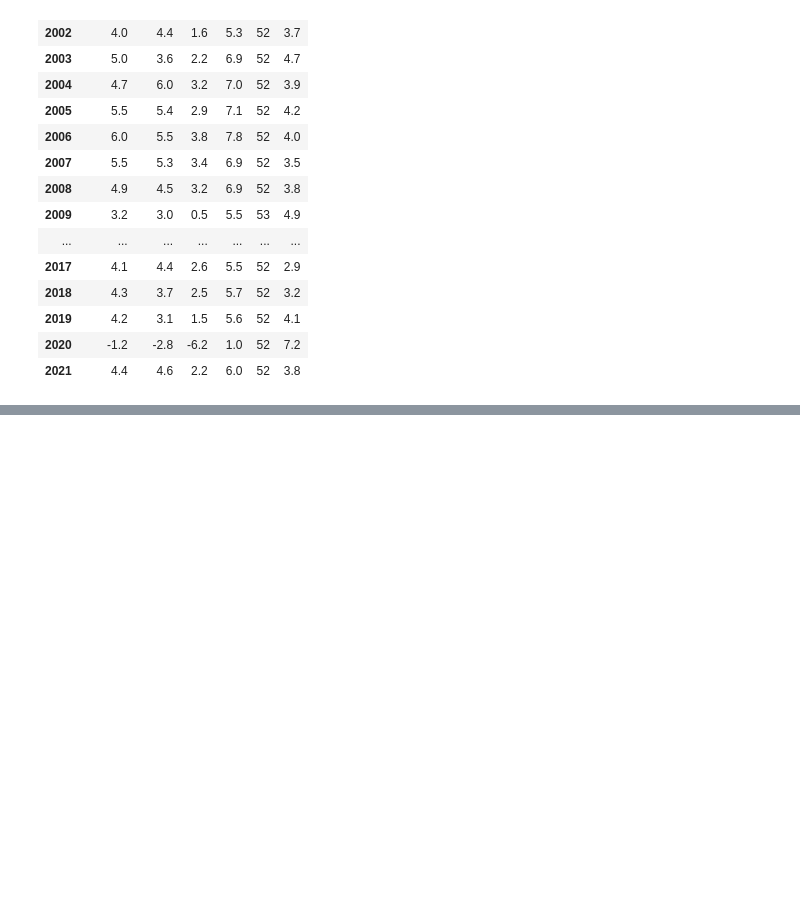
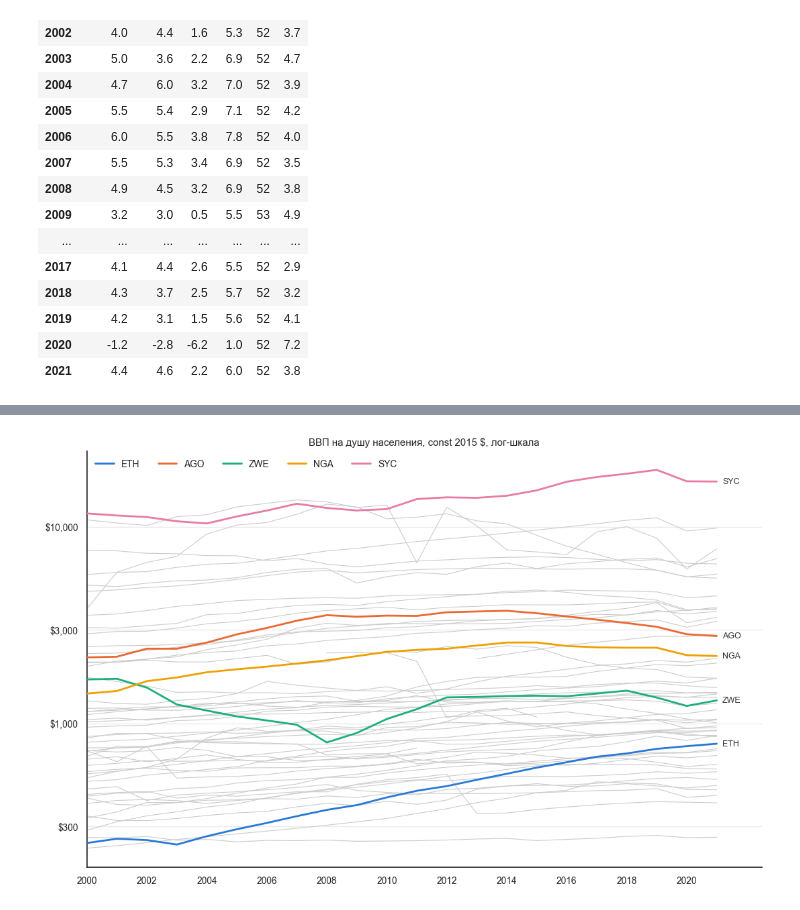
Before and after one commit to dI98Sk/africa-lab, a Jupyter notebook: notebooks/01_data_overview.ipynb, the cells around one changed output, grey strips where cells are left out. Drawn from its saved outputs; the diff is of its cells as text; code cells hidden in the pictures; blank space fills up the shorter version.

Commit message:
notebook 01: GDP per capita trajectories (chart 3) and conclusion
Co-Authored-By: Claude Opus 5.5 <noreply@anthropic.com>

```diff
--- a/notebooks/01_data_overview.ipynb
+++ b/notebooks/01_data_overview.ipynb
@@ -161,0 +171,28 @@ stats.round(1)
+# %%
+gdp_pc = wide.pivot(index="year", columns="iso3", values="gdp_pc")
+
+HIGHLIGHT = {  # фиксированный порядок цветов, не по рангу
+    "ETH": "#2a78d6", "AGO": "#eb6834", "ZWE": "#1baf7a", "NGA": "#eda100", "SYC": "#e87ba4",
+}
+
+fig, ax = plt.subplots(figsize=(11, 7))
+for iso in gdp_pc.columns.difference(list(HIGHLIGHT)):
+    ax.plot(gdp_pc.index, gdp_pc[iso], color="0.8", linewidth=0.8, zorder=1)
+for iso, color in HIGHLIGHT.items():
+    s = gdp_pc[iso].dropna()
+    ax.plot(s.index, s, color=color, linewidth=2, zorder=3, label=iso)
+    ax.annotate(iso, (s.index[-1], s.iloc[-1]), xytext=(6, 0), textcoords="offset points",
+                va="center", fontsize=9, color="0.2")
+
+ax.set_yscale("log")
+ax.set_yticks([300, 1000, 3000, 10000])
+ax.minorticks_off()
+ax.yaxis.set_major_formatter(plt.FuncFormatter(lambda v, _: f"${v:,.0f}"))
+ax.set(title="ВВП на душу населения, const 2015 $, лог-шкала", xlabel="", ylabel="",
+       xlim=(gdp_pc.index.min(), gdp_pc.index.max() + 1.5), xticks=gdp_pc.index[::2])
+ax.grid(axis="y", which="major", color="0.92")
+sns.despine(ax=ax)
+ax.legend(frameon=False, loc="upper left", ncol=5)
+plt.tight_layout()
+plt.show()
+# %% [output]
@@ -161,0 +204 @@ stats.round(1)
+[figure, added]
```
Also changed, not shown: parts of 6 cells of this notebook.
